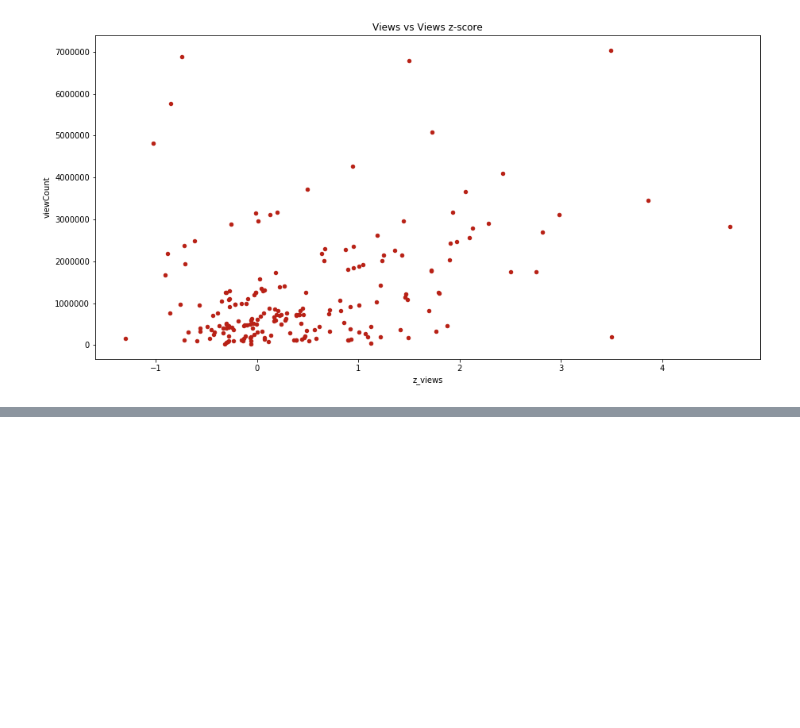
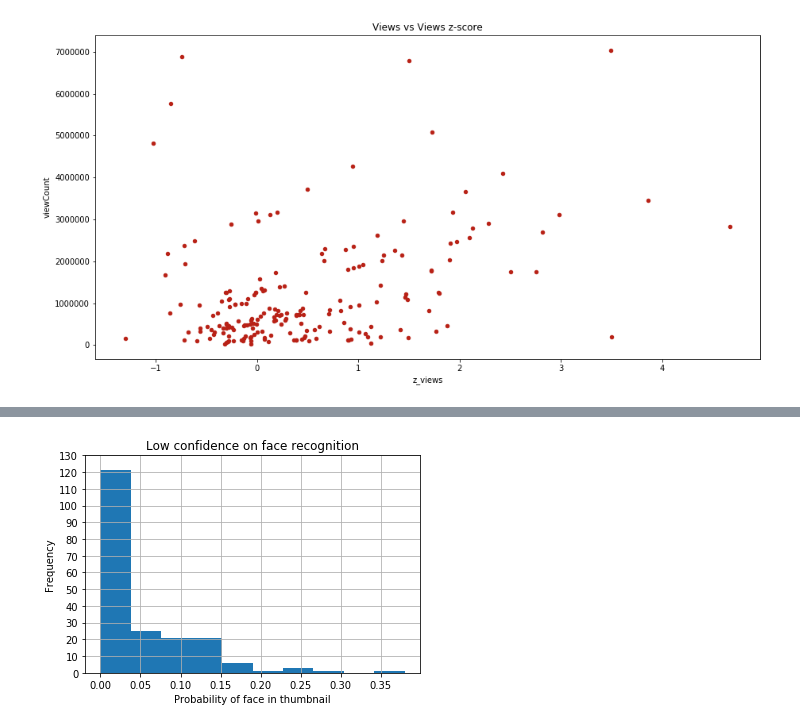
Before and after one commit to codencoding/Red-Means-Go, a Jupyter notebook: notebooks/reports/metadata_eda_coden.ipynb, the cells around one changed output, grey strips where cells are left out. Drawn from its saved outputs; the diff is of its cells as text; code cells hidden in the pictures; blank space fills up the shorter version.

```diff
--- a/notebooks/reports/metadata_eda_coden.ipynb
+++ b/notebooks/reports/metadata_eda_coden.ipynb
@@ -43,0 +76,8 @@ for stat in z_stats:
+# %%
+ax = df.face_percent.apply(eval).apply(sum).plot(kind="hist",
+                                                 title="Low confidence on face recognition",
+                                                 yticks=range(0, int(df.shape[0]/1.5), 10))
+ax.set_xlabel("Probability of face in thumbnail")
+ax.grid(True)
+# %% [output]
+[figure, added]
```
Also changed, not shown: parts of 14 cells of this notebook.
